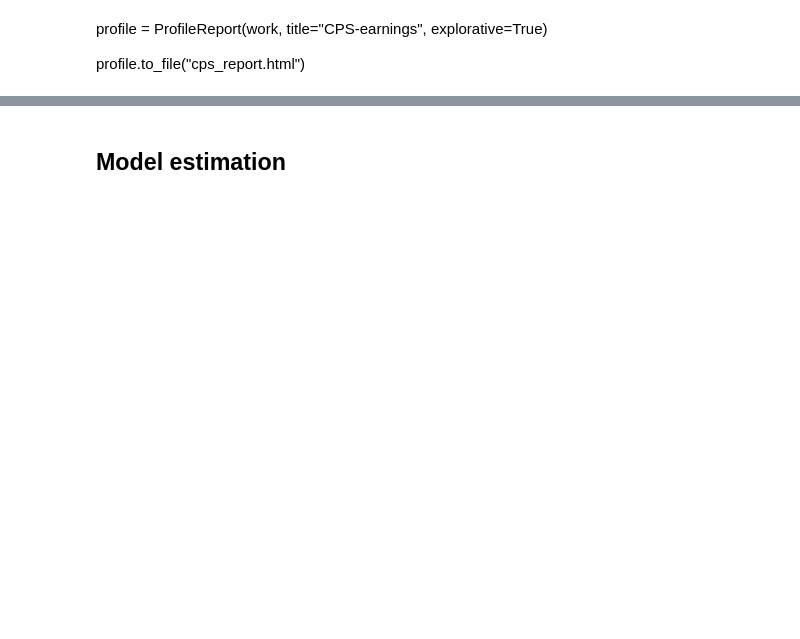
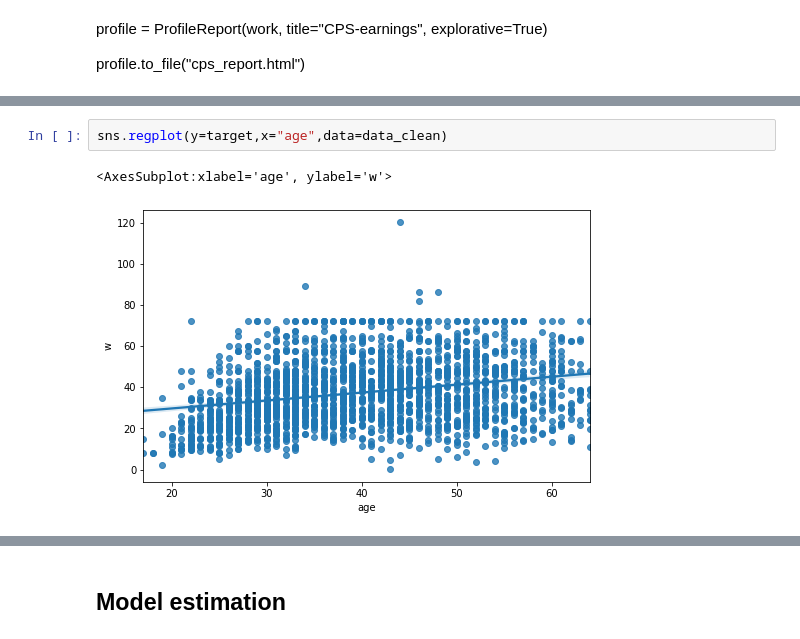
Before and after one commit to adamvig96/Prediction-with-Machine-Learning-for-Economists, a Jupyter notebook: Assignment 1/code/prediction.ipynb, the cells around one changed output, grey strips where cells are left out. Saved outputs shown, nothing was run; the diff lists cells and outputs as text; blank space fills up the shorter version.

```diff
--- a/Assignment 1/code/prediction.ipynb
+++ b/Assignment 1/code/prediction.ipynb
@@ -412,0 +479,5 @@ data_clean.w.hist(bins=30)
+# %%
+sns.regplot(y=target,x="age",data=data_clean)
+# %% [output]
+<AxesSubplot:xlabel='age', ylabel='w'>
+[figure, added]
```
Also changed, not shown: parts of 19 cells of this notebook.
